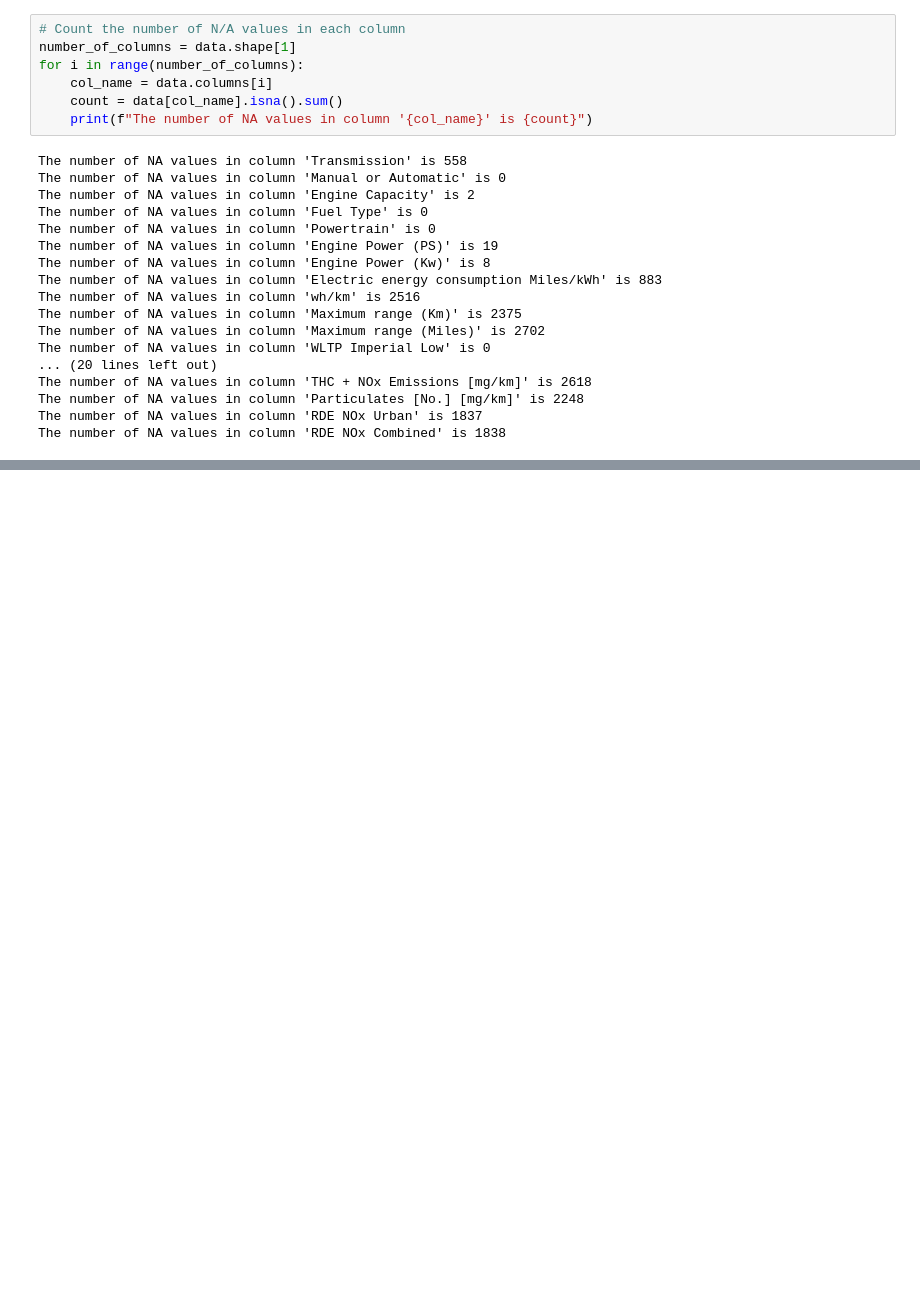
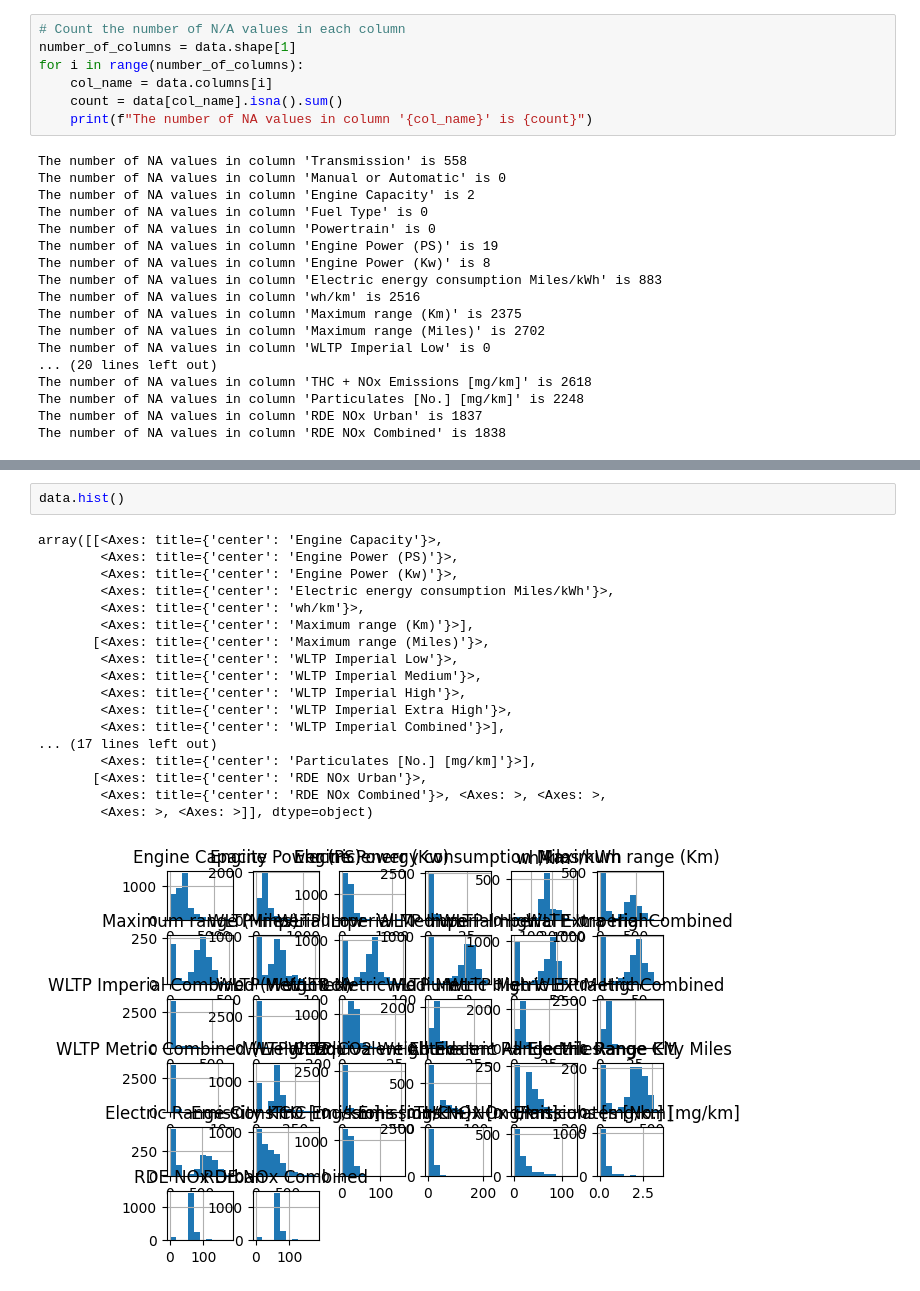
Before and after one commit to damian2551/Predictive-Modelling-of-Gas-Emissions-from-Cars, a Jupyter notebook: Assignment_2.ipynb, the cells around one changed output, grey strips where cells are left out. Cells and saved outputs as stored; diff of their text form; blank space fills up the shorter version.

```diff
--- a/Assignment_2.ipynb
+++ b/Assignment_2.ipynb
@@ -102,0 +140,21 @@ The number of NA values in column 'RDE NOx Combined' is 1838
+# %%
+data.hist()
+# %% [output]
+array([[<Axes: title={'center': 'Engine Capacity'}>,
+        <Axes: title={'center': 'Engine Power (PS)'}>,
+        <Axes: title={'center': 'Engine Power (Kw)'}>,
+        <Axes: title={'center': 'Electric energy consumption Miles/kWh'}>,
+        <Axes: title={'center': 'wh/km'}>,
+        <Axes: title={'center': 'Maximum range (Km)'}>],
+       [<Axes: title={'center': 'Maximum range (Miles)'}>,
+        <Axes: title={'center': 'WLTP Imperial Low'}>,
+        <Axes: title={'center': 'WLTP Imperial Medium'}>,
+        <Axes: title={'center': 'WLTP Imperial High'}>,
+        <Axes: title={'center': 'WLTP Imperial Extra High'}>,
+        <Axes: title={'center': 'WLTP Imperial Combined'}>],
+... (17 lines left out)
+        <Axes: title={'center': 'Particulates [No.] [mg/km]'}>],
+       [<Axes: title={'center': 'RDE NOx Urban'}>,
+        <Axes: title={'center': 'RDE NOx Combined'}>, <Axes: >, <Axes: >,
+        <Axes: >, <Axes: >]], dtype=object)
+[figure, added]
```
Also changed, not shown: parts of 4 cells of this notebook.
